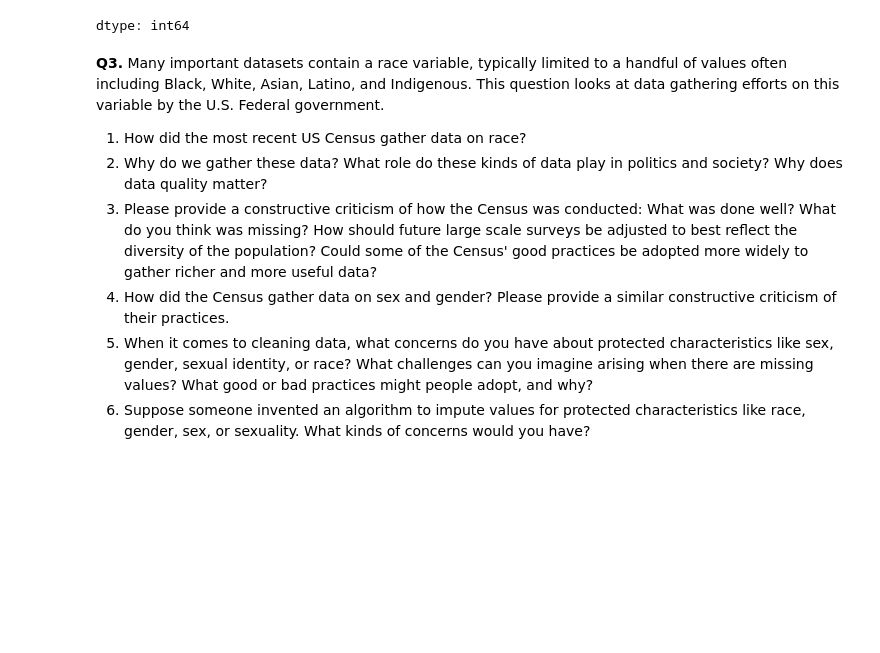
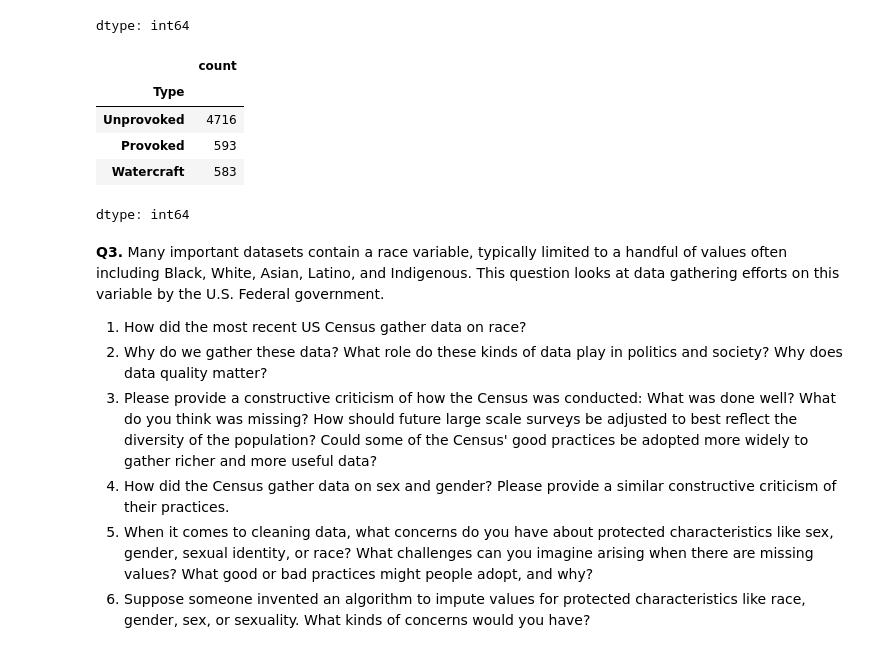
Before and after one commit to alyshaakhtar/wrangling, a Jupyter notebook: assignment/assignment.ipynb, the cells around one changed output. Saved outputs shown, nothing was run; the diff lists cells and outputs as text; code cells hidden in the pictures; blank space fills up the shorter version.

```diff
--- a/assignment/assignment.ipynb
+++ b/assignment/assignment.ipynb
@@ -136,11 +135,22 @@ dtype: int64
 # %%
 type = df['Type']
 
 # replace all variations of unconfirmed,uncertain,etc values with NaN because all unsure of incident type
 type = type.replace(['Invalid', 'Questionable', 'Unconfirmed', 'Unverified', 'Under investigation'], np.nan)
 
-# replace all variations of boating incidents w watercraft
-type = type.replace(['Boat', 'Boating', 'Boatomg'], 'Watercraft')
+# replace all variations of boating incidents w watercraft. considering sea disaster to be damage to watercraft
+type = type.replace(['Boat', 'Boating', 'Boatomg', 'Sea Disaster'], 'Watercraft')
+
+df['Type'] = type
+
+df['Type'].value_counts()
+# %% [output]
+|  | count |
+| Type |  |
+| Unprovoked | 4716 |
+| Provoked | 593 |
+| Watercraft | 583 |
+dtype: int64
 # %% [markdown]
 **Q3.** Many important datasets contain a race variable, typically limited to a handful of values often including Black, White, Asian, Latino, and Indigenous. This question looks at data gathering efforts on this variable by the U.S. Federal government.
 
```
Also changed, not shown: parts of 3 cells of this notebook.
